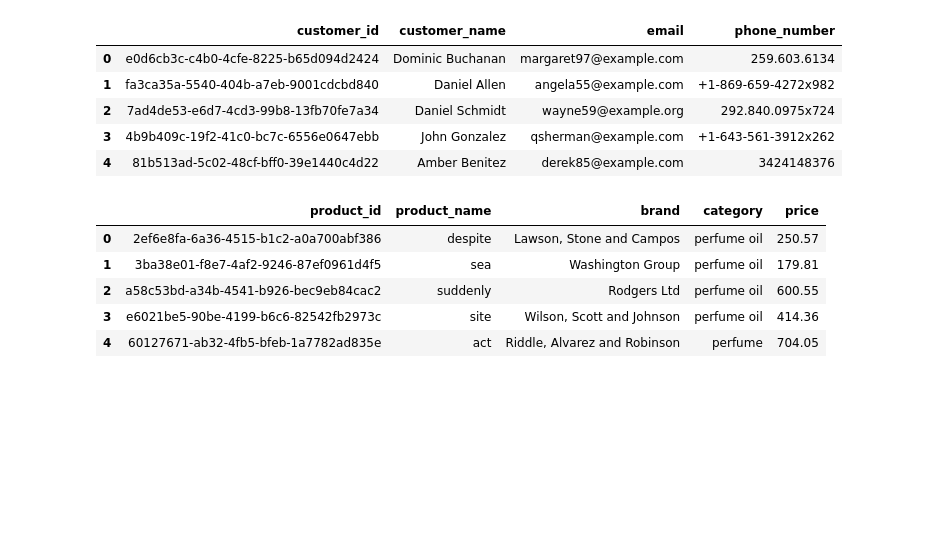
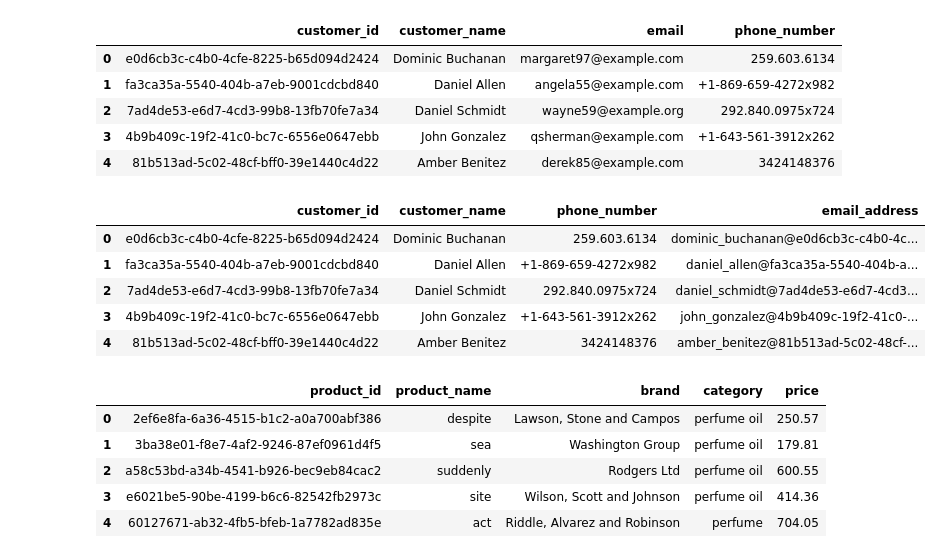
Before and after one commit to yoismail/yinc_ecommerce_case_study, a Jupyter notebook: yinc_etl.ipynb, the cells around one changed output. Cells and saved outputs as stored; diff of their text form; code cells hidden in the pictures; blank space fills up the shorter version.

```diff
--- a/yinc_etl.ipynb
+++ b/yinc_etl.ipynb
@@ -117,6 +117,26 @@ customer_df.head()
 | 2 | 7ad4de53-e6d7-4cd3-99b8-13fb70fe7a34 | Daniel Schmidt | wayne59@example.org | 292.840.0975x724 |
 | 3 | 4b9b409c-19f2-41c0-bc7c-6556e0647ebb | John Gonzalez | qsherman@example.com | +1-643-561-3912x262 |
 | 4 | 81b513ad-5c02-48cf-bff0-39e1440c4d22 | Amber Benitez | derek85@example.com | 3424148376 |
+# %%
+# Delete and create a new Email Address Column to Customer Table
+del[customer_df["email"]]
+customer_df['email_address'] = (
+    customer_df['customer_name']
+    .str.lower()
+    .str.strip()
+    .str.replace(" ","_")
+    + '@'
+    + customer_df['customer_id']
+    + '.com'
+    )
+customer_df.head()
+# %% [output]
+|  | customer_id | customer_name | phone_number | email_address |
+| 0 | e0d6cb3c-c4b0-4cfe-8225-b65d094d2424 | Dominic Buchanan | 259.603.6134 | dominic_buchanan@e0d6cb3c-c4b0-4c... |
+| 1 | fa3ca35a-5540-404b-a7eb-9001cdcbd840 | Daniel Allen | +1-869-659-4272x982 | daniel_allen@fa3ca35a-5540-404b-a... |
+| 2 | 7ad4de53-e6d7-4cd3-99b8-13fb70fe7a34 | Daniel Schmidt | 292.840.0975x724 | daniel_schmidt@7ad4de53-e6d7-4cd3... |
+| 3 | 4b9b409c-19f2-41c0-bc7c-6556e0647ebb | John Gonzalez | +1-643-561-3912x262 | john_gonzalez@4b9b409c-19f2-41c0-... |
+| 4 | 81b513ad-5c02-48cf-bff0-39e1440c4d22 | Amber Benitez | 3424148376 | amber_benitez@81b513ad-5c02-48cf-... |
 # %%
 # Product Table
 product_df = yinc_df[['product_id', 'product_name', 'brand', 'category', 'price' ]].drop_duplicates().reset_index(drop=True).copy()
```
Also changed, not shown: parts of 15 cells of this notebook, 1 other file.
